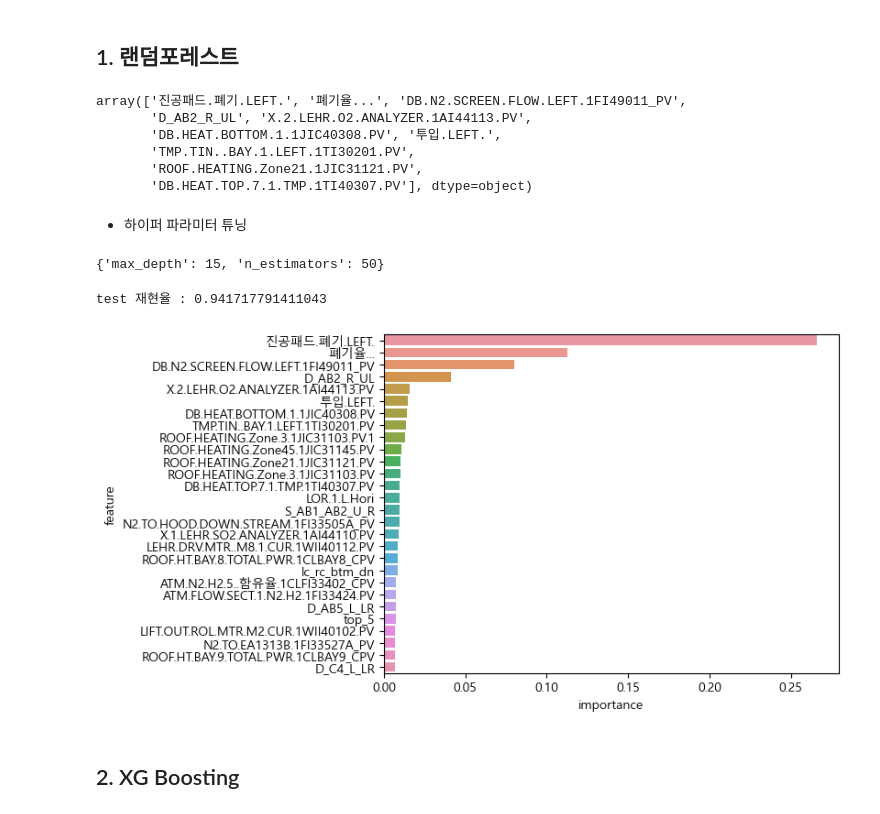
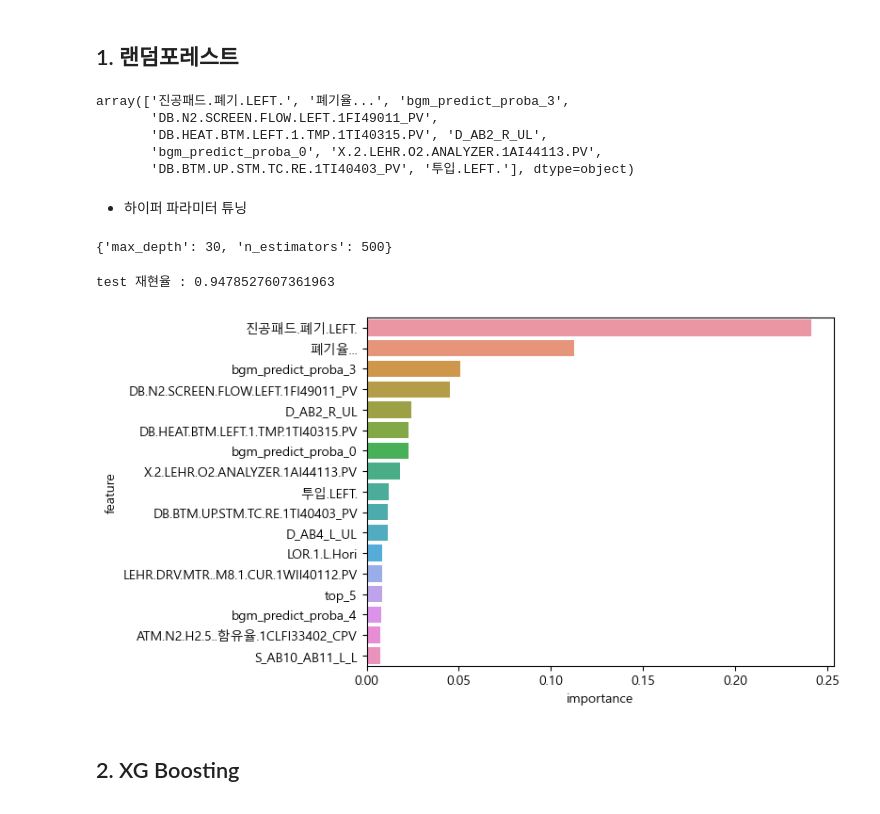
Before and after one commit to gmlwlswls/LGD_anomaly_detection, a Jupyter notebook: 01. 모델링/model_L.Vac.ipynb, the cells around one changed output. Drawn from its saved outputs; the diff is of its cells as text; code cells hidden in the pictures.

```diff
--- a/01. 모델링/model_L.Vac.ipynb
+++ b/01. 모델링/model_L.Vac.ipynb
@@ -82,14 +96,15 @@ X_train.shape
 # %% [markdown]
 ## 1. 로지스틱 회귀
 # %%
-from sklearn.linear_model import LogisticRegression
-from sklearn.metrics import recall_score
-
-log_clf = LogisticRegression(random_state= 42, solver= 'lbfgs', multi_class= 'auto')
+log_clf = LogisticRegression(random_state= 42) # solver= 'lbfgs', multi_class= 'auto'
 
 log_clf.fit(X_train, y_train)
 
 log_preds = log_clf.predict(X_test)
 
 print('로지스틱 회귀 재현율 :', recall_score(y_test, log_preds)) # 85.6%
+print('로지스틱 회귀 정확도 :', accuracy_score(y_test, log_preds))
+print('로지스틱 회귀 정밀도 :', precision_score(y_test, log_preds))
+print('로지스틱 회귀 f1-score :', f1_score(y_test, log_preds))
+print('로지스틱 회귀 roc-auc-score :', roc_auc_score(y_test, log_preds))
 # %% [output]
@@ -100,7 +133,6 @@ print('로지스틱 회귀 재현율 :', recall_score(y_test, log_preds)) # 85.6
 ## 1. 랜덤포레스트
 # %%
 # Feature Importance
-from sklearn.ensemble import RandomForestClassifier
 
 rf_clf = RandomForestClassifier(n_estimators= 100, random_state= 42)
 rf_clf.fit(X_train, y_train)
@@ -116,33 +148,27 @@ rf_importance_df = pd.DataFrame({
 rf_importance_df[:5]
 rf_importance_df.sort_values(by= 'importance', ascending= False)[:10]['feature'].values
 # %% [output]
-array(['진공패드.폐기.LEFT.', '폐기율...', 'DB.N2.SCREEN.FLOW.LEFT.1FI49011_PV',
-       'D_AB2_R_UL', 'X.2.LEHR.O2.ANALYZER.1AI44113.PV',
-       'DB.HEAT.BOTTOM.1.1JIC40308.PV', '투입.LEFT.',
-       'TMP.TIN..BAY.1.LEFT.1TI30201.PV',
-       'ROOF.HEATING.Zone21.1JIC31121.PV',
-       'DB.HEAT.TOP.7.1.TMP.1TI40307.PV'], dtype=object)
+array(['진공패드.폐기.LEFT.', '폐기율...', 'bgm_predict_proba_3',
+       'DB.N2.SCREEN.FLOW.LEFT.1FI49011_PV',
+       'DB.HEAT.BTM.LEFT.1.TMP.1TI40315.PV', 'D_AB2_R_UL',
+       'bgm_predict_proba_0', 'X.2.LEHR.O2.ANALYZER.1AI44113.PV',
+       'DB.BTM.UP.STM.TC.RE.1TI40403_PV', '투입.LEFT.'], dtype=object)
 # %% [markdown]
 - 하이퍼 파라미터 튜닝
 # %%
-from sklearn.model_selection import GridSearchCV
-
 params = {
-    'n_estimators' : [30, 50, 100],
-    'max_depth' : [10, 15, 20]
+    'n_estimators' : [50, 100, 300, 500, 700],
+    'max_depth' : [15, 30, 50]
 }
 
-
 estimator = RandomForestClassifier(random_state= 42)
-grid_cv = GridSearchCV(estimator= estimator, param_grid= params, cv= 3)
+grid_cv = GridSearchCV(estimator= estimator, param_grid= params, scoring= ['accuracy', 'score'], cv= 5)
 grid_cv.fit(X_train, y_train)
 
-print(grid_cv.best_params_)
+print(grid_cv.best_params_) # 15 50 , 30 500
 # %% [output]
-{'max_depth': 15, 'n_estimators': 50}
+{'max_depth': 30, 'n_estimators': 500}
 # %%
-from sklearn.metrics import recall_score
-
 best_rf_clf = grid_cv.best_estimator_
 best_rf_clf.fit(X_train, y_train)
 
@@ -150,24 +176,23 @@ rf_preds = best_rf_clf.predict(X_test)
 
 print('test 재현율 :', recall_score(y_test, rf_preds)) # 94.2%
 # %% [output]
-test 재현율 : 0.941717791411043
+test 재현율 : 0.9478527607361963
 # %%
-# 상위 28개의 피쳐 - PCA로 90%의 데이터 설명 가능
-import seaborn as sns
+# 상위 17개의 피쳐 - PCA로 90%의 데이터 설명 가능
 
 feat_importance_df = pd.DataFrame({
   'feature' : X_train.columns,
   'importance' : best_rf_clf.feature_importances_
 })
 
-PCA_feat_importance_28 = feat_importance_df.sort_values(by= 'importance', ascending= False)[:28]
-# print(PCA_feat_importance_28)
+PCA_feat_importance_17 = feat_importance_df.sort_values(by= 'importance', ascending= False)[:17]
+# print(PCA_feat_importance_17)
 
-sns.barplot(x= PCA_feat_importance_28['importance'],
-            y= PCA_feat_importance_28['feature'])
+sns.barplot(x= PCA_feat_importance_17['importance'],
+            y= PCA_feat_importance_17['feature'])
 plt.show()
 # %% [output]
-[figure, old version]
+[figure, new version]
 # %% [markdown]
 ## 2. XG Boosting
 # %%
```
Also changed, not shown: parts of 20 cells of this notebook, 7 other files.
